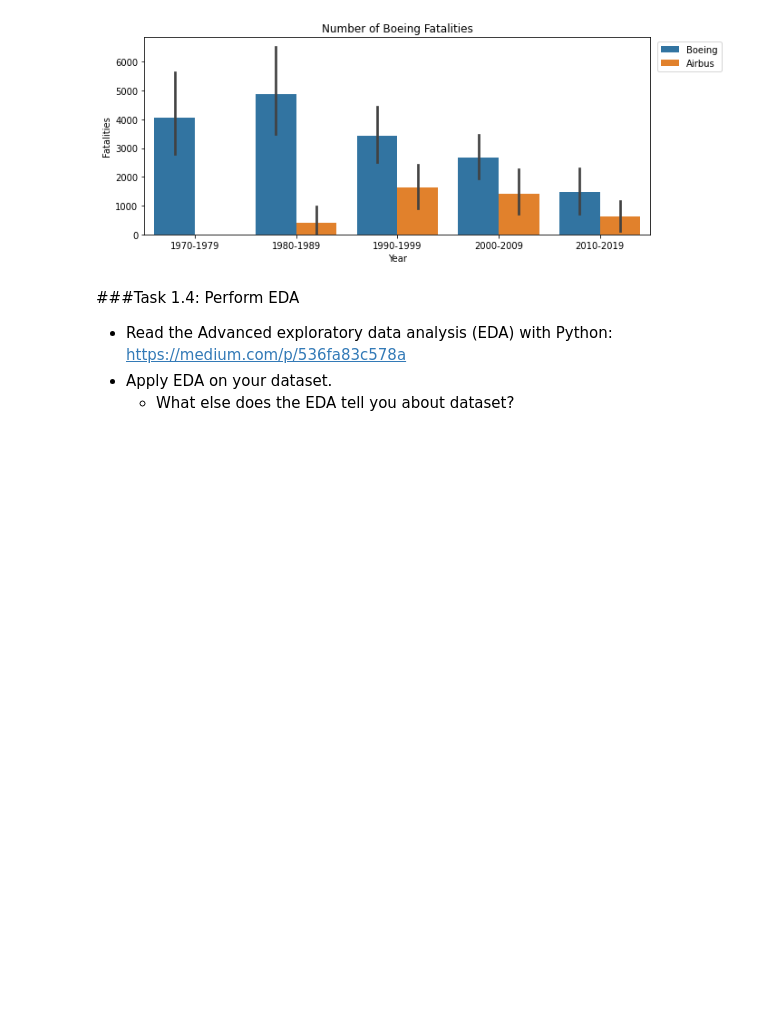
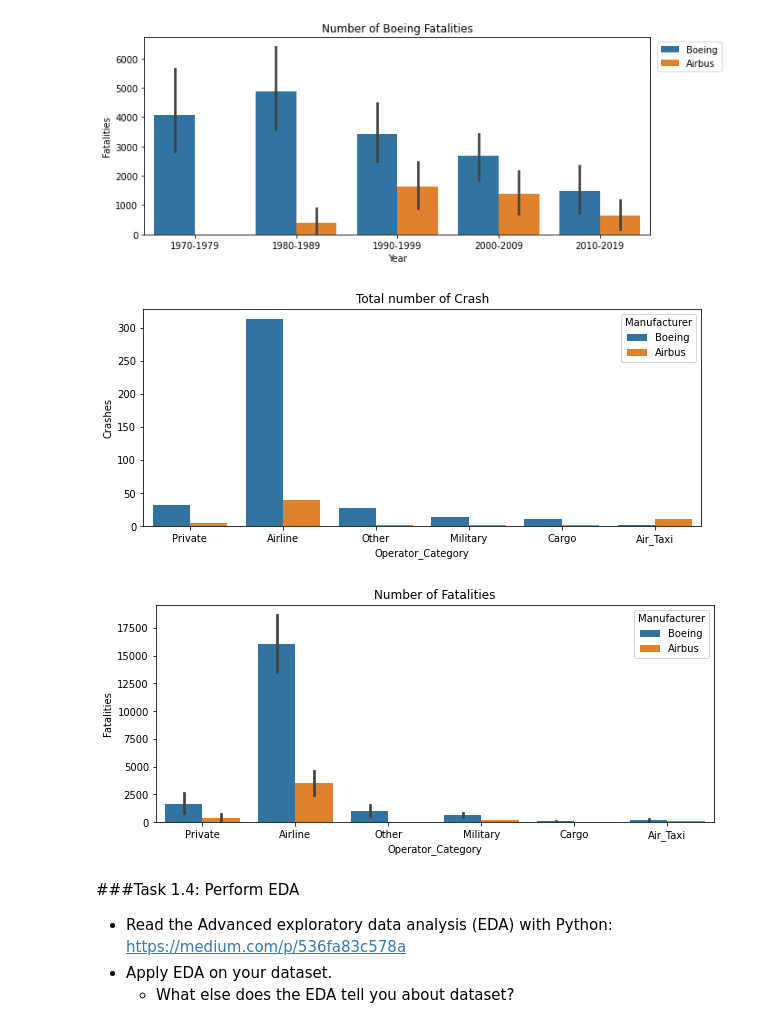
Before and after one commit to women-in-ai-ireland/May-2022-WaiXCollins-Airplane-Crash-Investigation, a Jupyter notebook: WAI_Crash_Investigation_Erumena.ipynb, the cells around one changed output. Saved outputs shown, nothing was run; the diff lists cells and outputs as text; code cells hidden in the pictures; blank space fills up the shorter version.

```diff
--- a/WAI_Crash_Investigation_Erumena.ipynb
+++ b/WAI_Crash_Investigation_Erumena.ipynb
@@ -411,12 +519,12 @@ plt.legend(bbox_to_anchor=(1.3,1));
 # %%
 Aircraft_bins = [1970,1980,1990,2000,2010,2020]
 labels = ["1970-1979","1980-1989","1990-1999","2000-2009","2010-2019"]
-df_aircrafts["BngBus_bins"]=pd.cut(df_aircrafts.Year,Aircraft_bins,labels=labels)
+df_aircrafts["Decade"]=pd.cut(df_aircrafts.Year,Aircraft_bins,labels=labels)
 
 
 #Number of Boeing and Airbus Crash
 plt.figure(figsize=(10,4))
-sns.countplot(data=df_aircrafts,x='BngBus_bins', hue='Manufacturer')
+sns.countplot(data=df_aircrafts,x='Decade', hue='Manufacturer')
 plt.title('Number of Boeing & Airbus Crash')
 plt.xlabel('Year')
 plt.ylabel('Crash count')
@@ -425,13 +533,26 @@ plt.legend(bbox_to_anchor=(1.15,1));
 
 #Boeing and Airbus Fatalities
 plt.figure(figsize=(10,4))
-ax = sns.barplot(x='BngBus_bins', y='Fatalities', data=df_aircrafts, estimator=sum, hue='Manufacturer')
+ax = sns.barplot(x='Decade', y='Fatalities', data=df_aircrafts, estimator=sum, hue='Manufacturer')
 plt.title('Number of Boeing Fatalities')
 plt.xlabel('Year')
 plt.legend(bbox_to_anchor=(1.15,1));
 # %% [output]
 [figure]
 [figure]
+# %%
+plt.figure(figsize=(10,4))
+sns.countplot(data=df_aircrafts,x='Operator_Category', hue='Manufacturer')
+plt.title('Total number of Crash')
+plt.ylabel('Crashes');
+
+#Total number of fatalities for each operator category
+plt.figure(figsize=(10,4))
+ax = sns.barplot(x='Operator_Category', y='Fatalities', data=df_aircrafts, estimator=sum, hue='Manufacturer')
+plt.title('Number of Fatalities');
+# %% [output]
+[figure, added]
+[figure, added]
 # %% [markdown]
 ###Task 1.4: Perform EDA
 * Read the Advanced exploratory data analysis (EDA) with Python: https://medium.com/p/536fa83c578a
```
Also changed, not shown: parts of 42 cells of this notebook.
